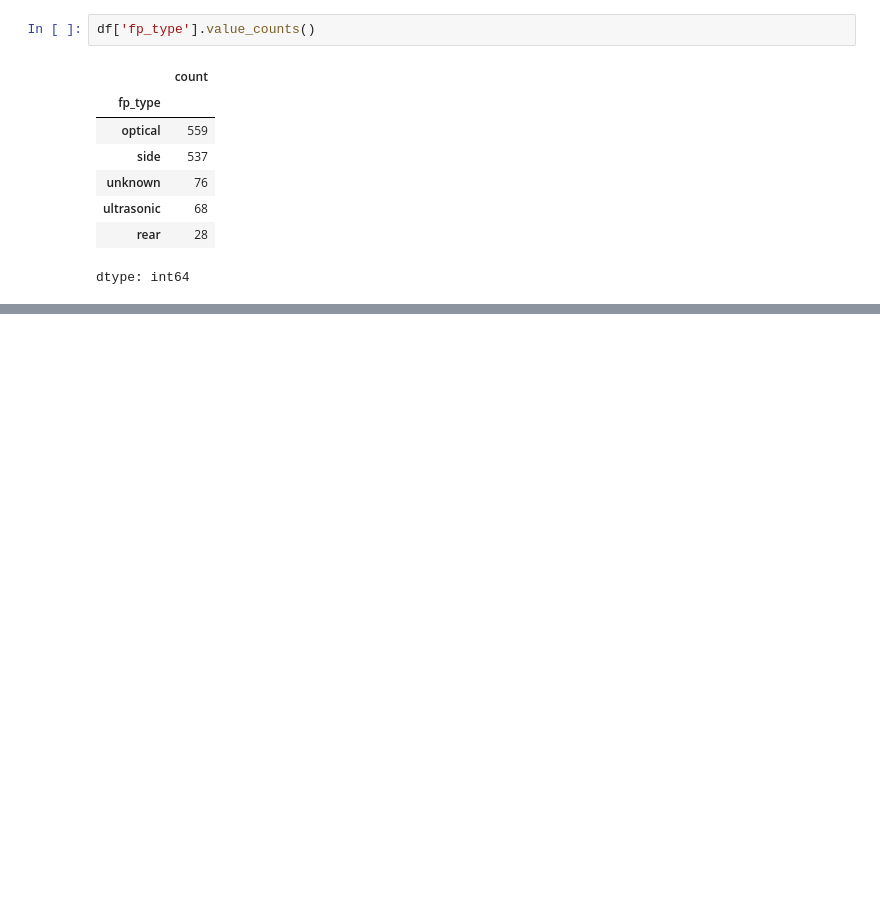
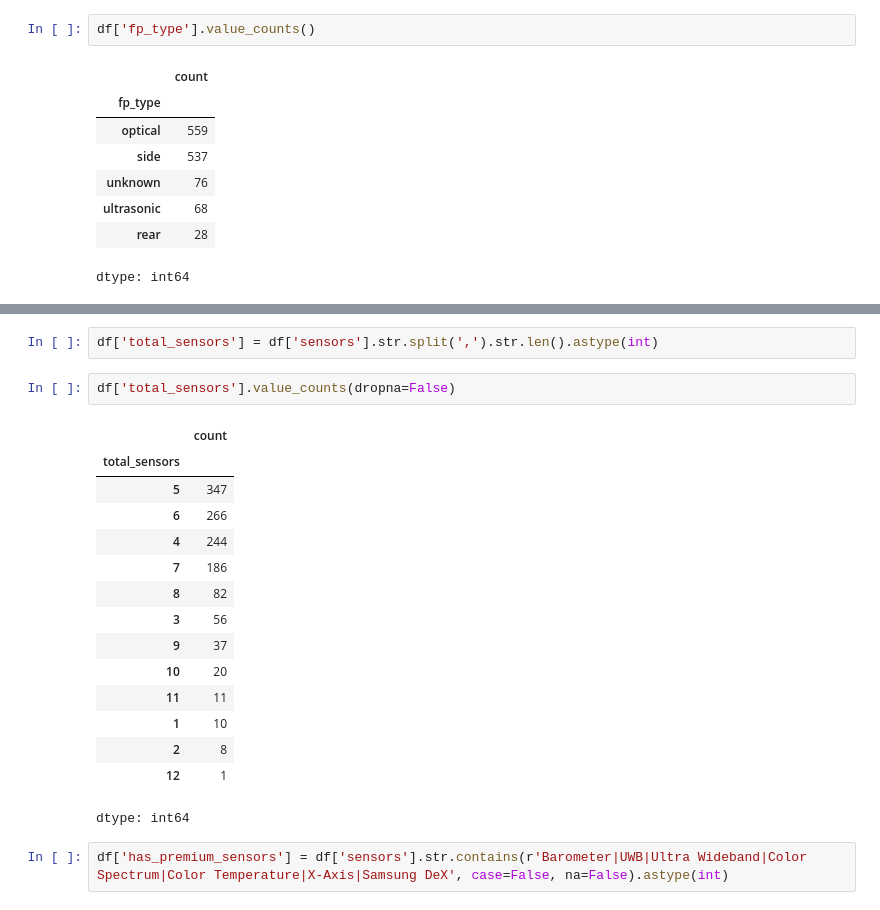
Before and after one commit to rajeshxdatascience/smartphone-recommender-system, a Jupyter notebook: SpecLens_AI_Data_Engineering.ipynb, the cells around one changed output, grey strips where cells are left out. Drawn from its saved outputs; the diff is of its cells as text; blank space fills up the shorter version.

```diff
--- a/SpecLens_AI_Data_Engineering.ipynb
+++ b/SpecLens_AI_Data_Engineering.ipynb
@@ -5293,0 +5335,22 @@ dtype: int64
+# %%
+df['total_sensors'] = df['sensors'].str.split(',').str.len().astype(int)
+# %%
+df['total_sensors'].value_counts(dropna=False)
+# %% [output]
+|  | count |
+| total_sensors |  |
+| 5 | 347 |
+| 6 | 266 |
+| 4 | 244 |
+| 7 | 186 |
+| 8 | 82 |
+| 3 | 56 |
+| 9 | 37 |
+| 10 | 20 |
+| 11 | 11 |
+| 1 | 10 |
+| 2 | 8 |
+| 12 | 1 |
+dtype: int64
+# %%
+df['has_premium_sensors'] = df['sensors'].str.contains(r'Barometer|UWB|Ultra Wideband|Color Spectrum|Color Temperature|X-Axis|Samsung DeX', case=False, na=False).astype(int)
```
Also changed, not shown: parts of 4 cells of this notebook.
